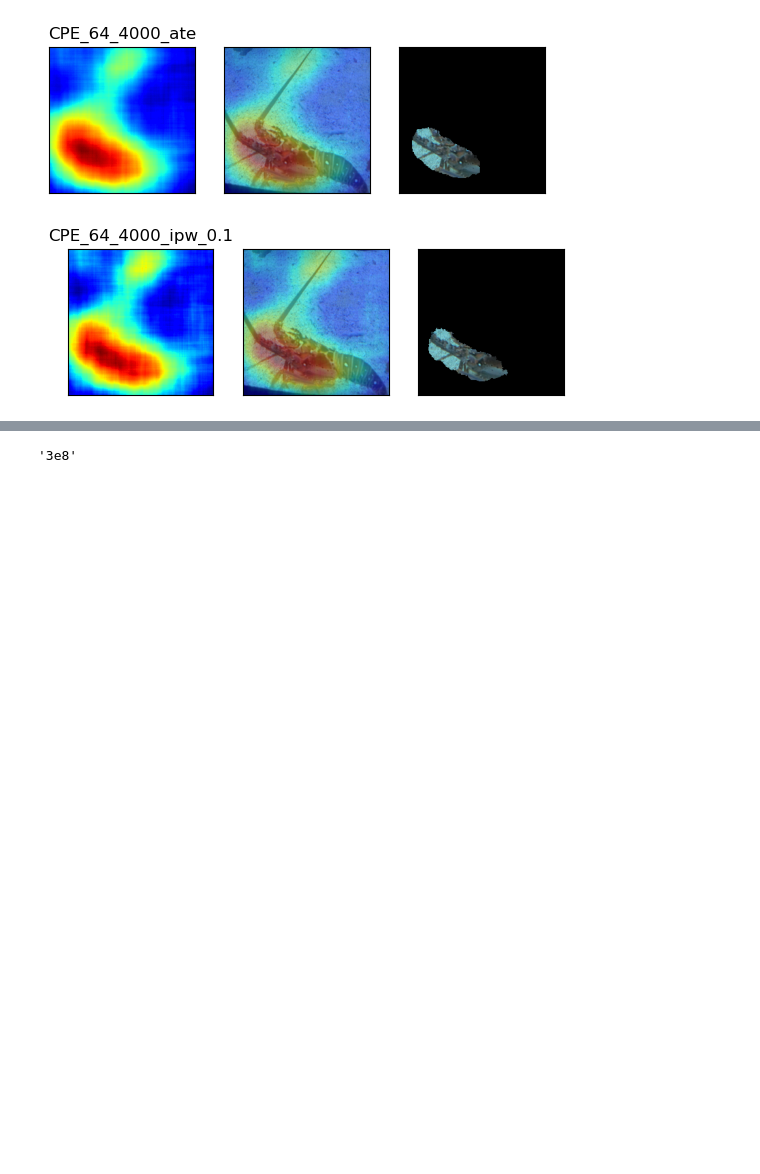
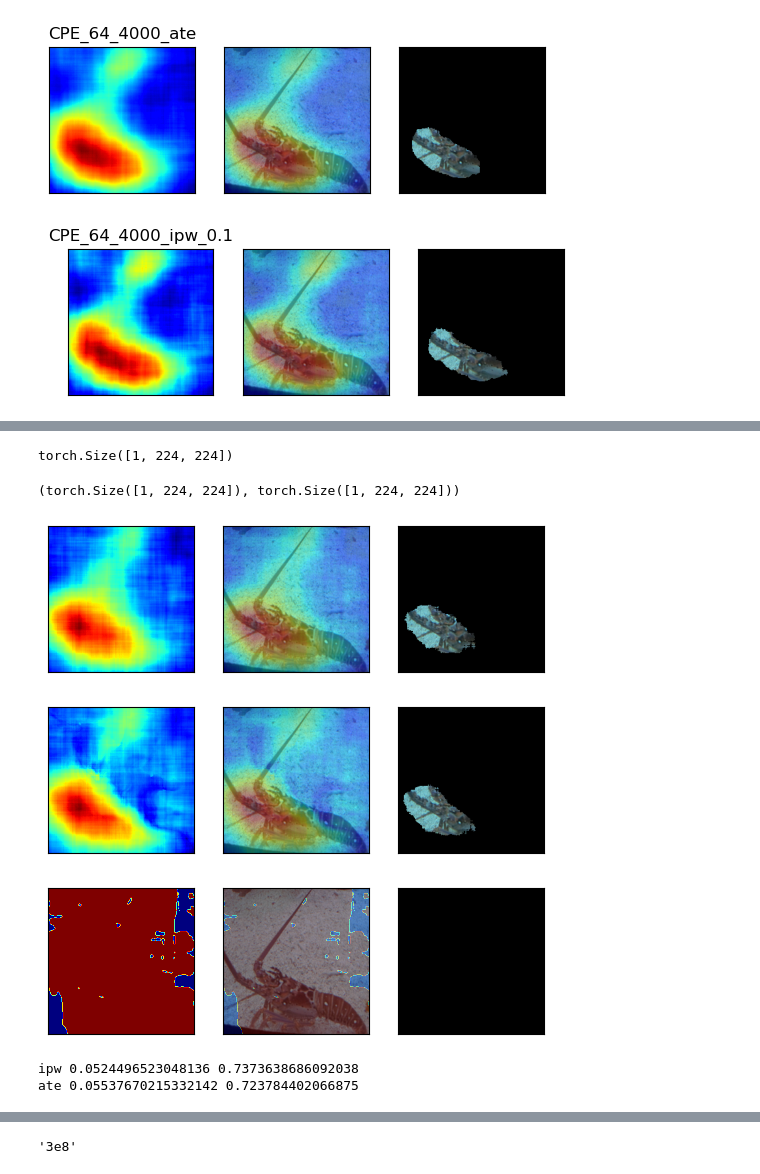
Before and after one commit to zivwhd/saliency, a Jupyter notebook: notebooks/pground.ipynb, the cells around one changed output, grey strips where cells are left out. Cells and saved outputs as stored; diff of their text form; code cells hidden in the pictures; blank space fills up the shorter version.

```diff
--- a/notebooks/pground.ipynb
+++ b/notebooks/pground.ipynb
@@ -72,0 +147,4 @@ sals_dict.update(res)
+# %%
+confidx = torch.maximum(torch.minimum(idxx.flatten()+idxy.flatten()*H, torch.tensor(H*W-1)), torch.tensor([0]))
+
+mvals = msk.flatten().gather(0, confidx).reshape(msk.shape)
@@ -72,0 +232,36 @@ sals_dict.update(res)
+# %%
+cidx = torch.arange(4)
+treatment_sal = s_saliency[(cidx & 1) == 1]
+control_sal = s_saliency[(cidx & 1) == 0]
+p_treatment_weights = s_weights[(cidx & 1) == 1]
+p_control_weights = s_weights[(cidx & 1) == 0]
+
+clip = 0.1
+t_clipping = torch.tensor([clip])
+c_clipping = torch.tensor([clip])
+
+treatment_prob =  torch.max(p_treatment_weights / (p_treatment_weights + p_control_weights + 1), t_clipping)
+control_prob =  torch.max(p_control_weights / (p_treatment_weights + p_control_weights + 1), c_clipping)
+
+ipw = (
+    ((treatment_sal / treatment_prob).sum(dim=0) / (p_treatment_weights / treatment_prob).sum(dim=0)) -
+    ((control_sal / control_prob).sum(dim=0) / (p_control_weights / control_prob).sum(dim=0)) ).unsqueeze(0)
+
+ipw.shape
+#treatment_prob.shape, p_treatment_weights.shape, p_control_weights.shape, t_clipping.shape
+# %% [output]
+torch.Size([1, 224, 224])
+# %%
+cate = (s_saliency[(cidx & 1) == 1].sum(dim=0) / s_weights[(cidx & 1) == 1].sum(dim=0)) - (s_saliency[(cidx & 1) == 0].sum(dim=0)/s_weights[(cidx & 1) == 0].sum(dim=0))
+ipw.shape, isal.shape
+# %% [output]
+(torch.Size([1, 224, 224]), torch.Size([1, 224, 224]))
+# %%
+fsal = isal * (~isok) + ipw * (isok)
+showsal(cate, img)
+showsal(fsal[0], img)
+showsal(isok*1.0, img)
+# %% [output]
+[figure, added]
+[figure, added]
+[figure, added]
@@ -73,3 +275,9 @@ sals_dict.update(res)
+# %%
+for key, stats in scores_dict.items():
+    print(key, stats["del_auc"], stats["ins_auc"]),
+# %% [output]
+ipw 0.0524496523048136 0.7373638686092038
+ate 0.05537670215332142 0.723784402066875
 # %%
 #run src/adaptors
 #import pytorch_grad_cam
```
Also changed, not shown: parts of 17 cells of this notebook, 3 other files.
